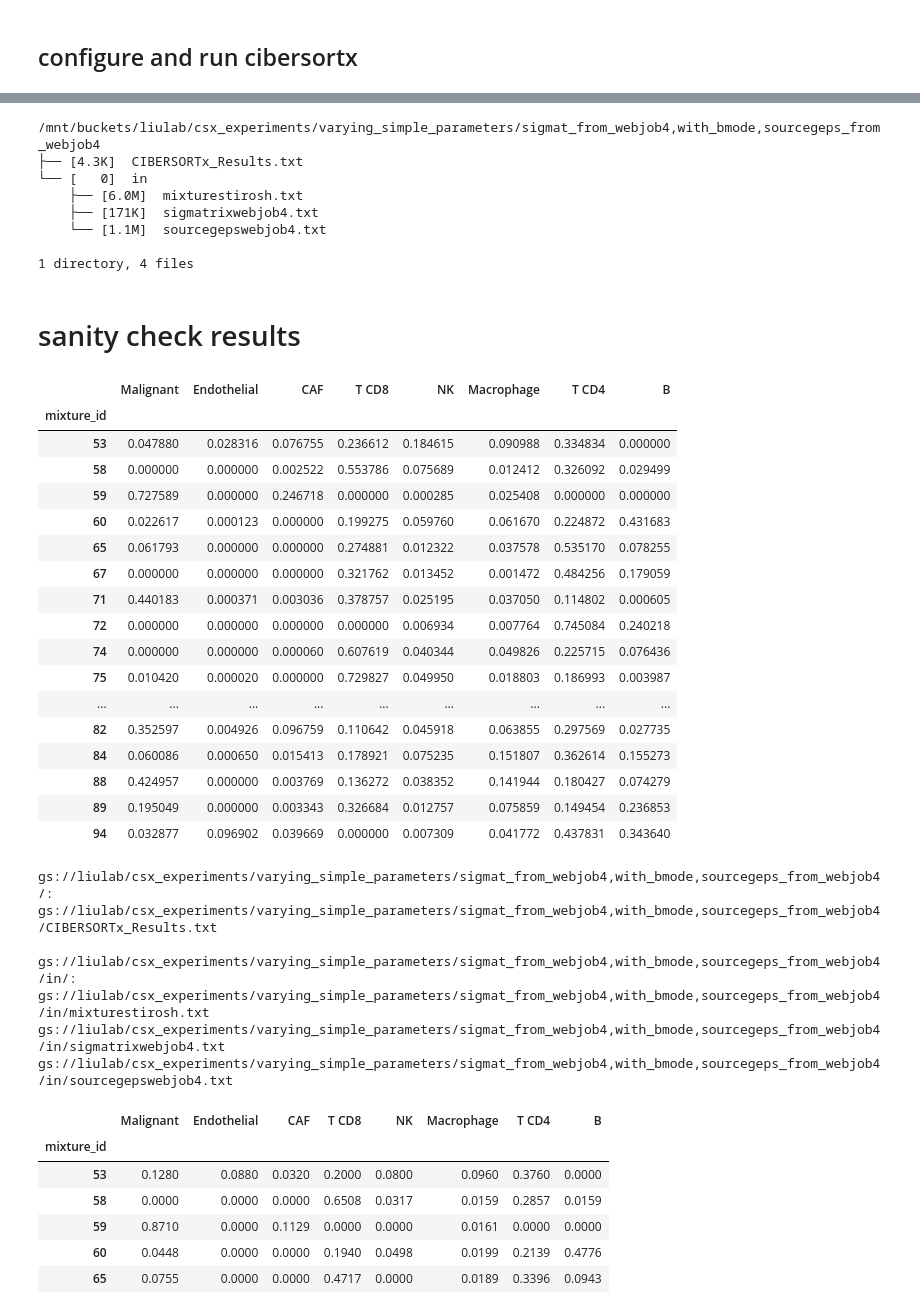
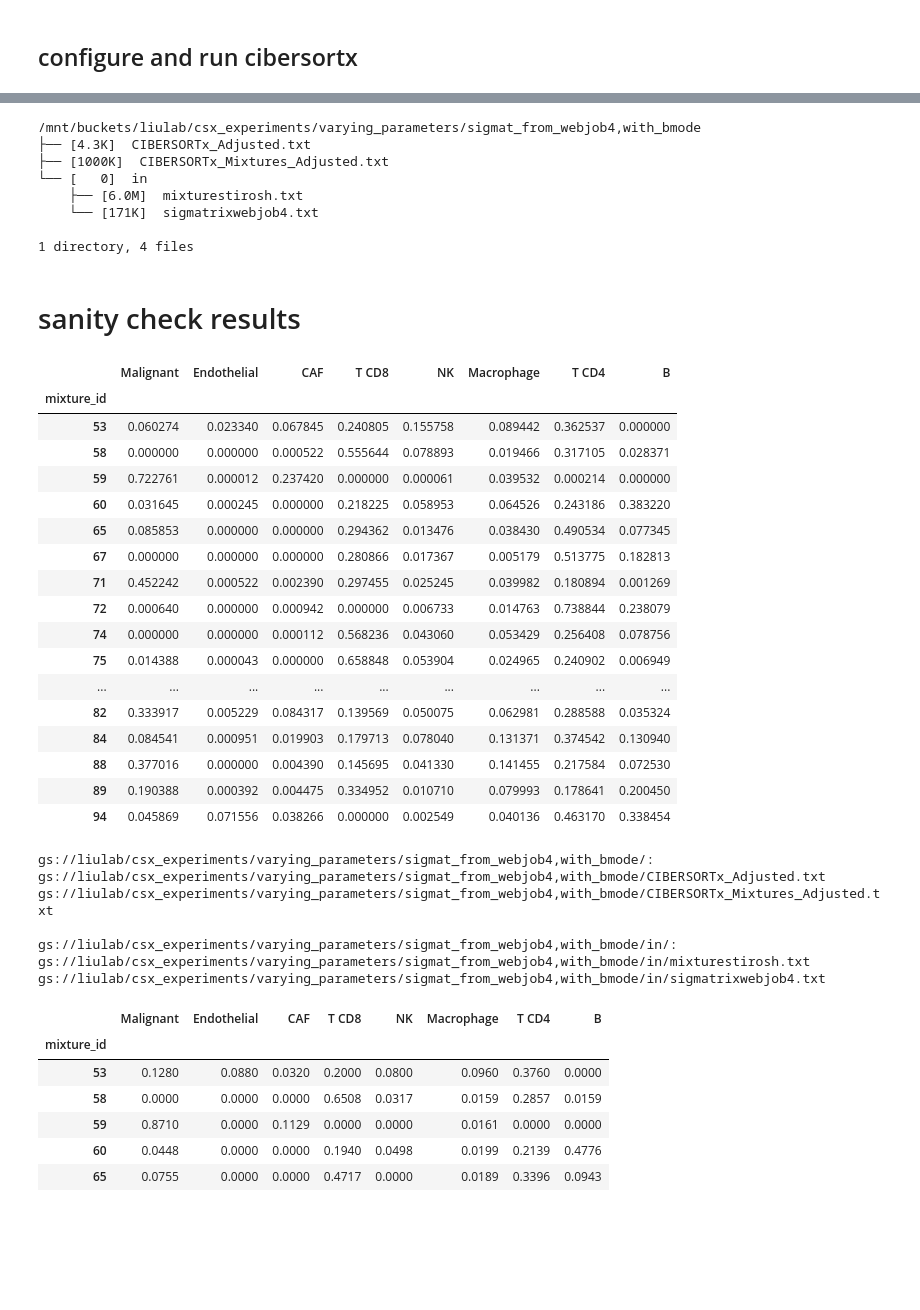
Before and after one commit to davidliu-lab/deconv, a Jupyter notebook: experiments/1 - run csx varying simple parameters and data produced by the web app.ipynb, the cells around one changed output, grey strips where cells are left out. Cells and saved outputs as stored; diff of their text form; code cells hidden in the pictures; blank space fills up the shorter version.

```diff
--- a/experiments/1 - run csx varying simple parameters and data produced by the web app.ipynb
+++ b/experiments/1 - run csx varying simple parameters and data produced by the web app.ipynb
@@ -7,24 +7,21 @@ import pandas as pd
 
 from cell_type_naming import nice_to_weirds, weird_to_nice
 # %%
-# experiment_name = "defaults"
-# experiment_name = "with_bmode"
+# experiment_name = "defaults"  # SINGLE_CELL = TRUE, because this starts from sc data
+# experiment_name = "with_bmode"  # SINGLE_CELL = TRUE
+# experiment_name = "refsample_from_defaults"
+# experiment_name = "refsample_from_defaults,single_cell_true"
+# experiment_name = "refsample_from_defaults,with_bmode"
 # experiment_name = "refsample_from_webjob4"
-# experiment_name = "refsample_from_webjob4,with_bmode"  # works only with SINGLE_CELL = FALSE
-# experiment_name = "refsample_from_webjob4,with_sourcegeps"
-# experiment_name = "refsample_from_defaults"
-# experiment_name = "refsample_from_defaults,with_bmode"  # works only with SINGLE_CELL = FALSE
+# experiment_name = "refsample_from_webjob4,with_bmode"
 # experiment_name = "sigmat_from_defaults"
+# experiment_name = "sigmat_from_defaults,single_cell_true"
 # experiment_name = "sigmat_from_defaults,with_bmode"
-# experiment_name = "sigmat_from__refsample_from_defaults,with_bmode"
-# experiment_name = "sigmat_from_defaults,with_bmode,sourcegeps_from_defaults,sourcegeps_in_main_dir"
+# experiment_name = "sigmat_from__refsample_from_defaults"
 # experiment_name = "sigmat_from_webjob4"
-# experiment_name = "sigmat_from_webjob4,with_bmode"
-# experiment_name = "sigmat_from_webjob4,with_bmode,sourcegeps_from_webjob4"  # batchco fails, can't read sourceGEPs. SINGLE_CELL = FALSE doesn't help.
-# experiment_name = "sigmat_from_webjob4,with_bmode,sourcegeps_from_webjob4,sourcegeps_in_main_dir"  # batchco fails, can't read sourceGEPs
+experiment_name = "sigmat_from_webjob4,with_bmode"
 
-
-experiment_uri = os.path.join("gs://liulab/csx_experiments/varying_simple_parameters", experiment_name)
+experiment_uri = os.path.join("gs://liulab/csx_experiments/varying_parameters", experiment_name)
 
 print(experiment_name)
 print(experiment_uri)
@@ -145,12 +144,12 @@ Operation completed over 1 objects/170.9 KiB.
 # %%
 !tree -h {experiment_uri.replace("gs://", "/mnt/buckets/")}
 # %% [output]
-/mnt/buckets/liulab/csx_experiments/varying_simple_parameters/sigmat_from_webjob4,with_bmode,sourcegeps_from_webjob4
-├── [4.3K]  CIBERSORTx_Results.txt
+/mnt/buckets/liulab/csx_experiments/varying_parameters/sigmat_from_webjob4,with_bmode
+├── [4.3K]  CIBERSORTx_Adjusted.txt
+├── [1000K]  CIBERSORTx_Mixtures_Adjusted.txt
 └── [   0]  in
     ├── [6.0M]  mixturestirosh.txt
-    ├── [171K]  sigmatrixwebjob4.txt
-    └── [1.1M]  sourcegepswebjob4.txt
+    └── [171K]  sigmatrixwebjob4.txt
 
 1 directory, 4 files
 # %% [markdown]
@@ -158,43 +157,43 @@ Operation completed over 1 objects/170.9 KiB.
 # %%
 fractions_csx = pd.read_csv(
     os.path.join(experiment_uri,
-                 "CIBERSORTx_Results.txt"
-#                  "CIBERSORTx_Adjusted.txt"
+#                  "CIBERSORTx_Results.txt"
+                 "CIBERSORTx_Adjusted.txt"
                 ),
     sep="\t",
     index_col=0
 ).rename_axis(index="mixture_id").rename(columns=weird_to_nice).iloc[:, :-3]
 
 fractions_csx
 # %% [output]
 |  | Malignant | Endothelial | CAF | T CD8 | NK | Macrophage | T CD4 | B |
 | mixture_id |  |  |  |  |  |  |  |  |
-| 53 | 0.047880 | 0.028316 | 0.076755 | 0.236612 | 0.184615 | 0.090988 | 0.334834 | 0.000000 |
-| 58 | 0.000000 | 0.000000 | 0.002522 | 0.553786 | 0.075689 | 0.012412 | 0.326092 | 0.029499 |
-| 59 | 0.727589 | 0.000000 | 0.246718 | 0.000000 | 0.000285 | 0.025408 | 0.000000 | 0.000000 |
-| 60 | 0.022617 | 0.000123 | 0.000000 | 0.199275 | 0.059760 | 0.061670 | 0.224872 | 0.431683 |
-| 65 | 0.061793 | 0.000000 | 0.000000 | 0.274881 | 0.012322 | 0.037578 | 0.535170 | 0.078255 |
-| 67 | 0.000000 | 0.000000 | 0.000000 | 0.321762 | 0.013452 | 0.001472 | 0.484256 | 0.179059 |
-| 71 | 0.440183 | 0.000371 | 0.003036 | 0.378757 | 0.025195 | 0.037050 | 0.114802 | 0.000605 |
-| 72 | 0.000000 | 0.000000 | 0.000000 | 0.000000 | 0.006934 | 0.007764 | 0.745084 | 0.240218 |
-| 74 | 0.000000 | 0.000000 | 0.000060 | 0.607619 | 0.040344 | 0.049826 | 0.225715 | 0.076436 |
-| 75 | 0.010420 | 0.000020 | 0.000000 | 0.729827 | 0.049950 | 0.018803 | 0.186993 | 0.003987 |
+| 53 | 0.060274 | 0.023340 | 0.067845 | 0.240805 | 0.155758 | 0.089442 | 0.362537 | 0.000000 |
+| 58 | 0.000000 | 0.000000 | 0.000522 | 0.555644 | 0.078893 | 0.019466 | 0.317105 | 0.028371 |
+| 59 | 0.722761 | 0.000012 | 0.237420 | 0.000000 | 0.000061 | 0.039532 | 0.000214 | 0.000000 |
+| 60 | 0.031645 | 0.000245 | 0.000000 | 0.218225 | 0.058953 | 0.064526 | 0.243186 | 0.383220 |
+| 65 | 0.085853 | 0.000000 | 0.000000 | 0.294362 | 0.013476 | 0.038430 | 0.490534 | 0.077345 |
+| 67 | 0.000000 | 0.000000 | 0.000000 | 0.280866 | 0.017367 | 0.005179 | 0.513775 | 0.182813 |
+| 71 | 0.452242 | 0.000522 | 0.002390 | 0.297455 | 0.025245 | 0.039982 | 0.180894 | 0.001269 |
+| 72 | 0.000640 | 0.000000 | 0.000942 | 0.000000 | 0.006733 | 0.014763 | 0.738844 | 0.238079 |
+| 74 | 0.000000 | 0.000000 | 0.000112 | 0.568236 | 0.043060 | 0.053429 | 0.256408 | 0.078756 |
+| 75 | 0.014388 | 0.000043 | 0.000000 | 0.658848 | 0.053904 | 0.024965 | 0.240902 | 0.006949 |
 | ... | ... | ... | ... | ... | ... | ... | ... | ... |
-| 82 | 0.352597 | 0.004926 | 0.096759 | 0.110642 | 0.045918 | 0.063855 | 0.297569 | 0.027735 |
-| 84 | 0.060086 | 0.000650 | 0.015413 | 0.178921 | 0.075235 | 0.151807 | 0.362614 | 0.155273 |
-| 88 | 0.424957 | 0.000000 | 0.003769 | 0.136272 | 0.038352 | 0.141944 | 0.180427 | 0.074279 |
-| 89 | 0.195049 | 0.000000 | 0.003343 | 0.326684 | 0.012757 | 0.075859 | 0.149454 | 0.236853 |
-| 94 | 0.032877 | 0.096902 | 0.039669 | 0.000000 | 0.007309 | 0.041772 | 0.437831 | 0.343640 |
+| 82 | 0.333917 | 0.005229 | 0.084317 | 0.139569 | 0.050075 | 0.062981 | 0.288588 | 0.035324 |
+| 84 | 0.084541 | 0.000951 | 0.019903 | 0.179713 | 0.078040 | 0.131371 | 0.374542 | 0.130940 |
+| 88 | 0.377016 | 0.000000 | 0.004390 | 0.145695 | 0.041330 | 0.141455 | 0.217584 | 0.072530 |
+| 89 | 0.190388 | 0.000392 | 0.004475 | 0.334952 | 0.010710 | 0.079993 | 0.178641 | 0.200450 |
+| 94 | 0.045869 | 0.071556 | 0.038266 | 0.000000 | 0.002549 | 0.040136 | 0.463170 | 0.338454 |
 # %%
 !gsutil ls -R {experiment_uri}
 # %% [output]
-gs://liulab/csx_experiments/varying_simple_parameters/sigmat_from_webjob4,with_bmode,sourcegeps_from_webjob4/:
-gs://liulab/csx_experiments/varying_simple_parameters/sigmat_from_webjob4,with_bmode,sourcegeps_from_webjob4/CIBERSORTx_Results.txt
+gs://liulab/csx_experiments/varying_parameters/sigmat_from_webjob4,with_bmode/:
+gs://liulab/csx_experiments/varying_parameters/sigmat_from_webjob4,with_bmode/CIBERSORTx_Adjusted.txt
+gs://liulab/csx_experiments/varying_parameters/sigmat_from_webjob4,with_bmode/CIBERSORTx_Mixtures_Adjusted.txt
 
-gs://liulab/csx_experiments/varying_simple_parameters/sigmat_from_webjob4,with_bmode,sourcegeps_from_webjob4/in/:
-gs://liulab/csx_experiments/varying_simple_parameters/sigmat_from_webjob4,with_bmode,sourcegeps_from_webjob4/in/mixturestirosh.txt
-gs://liulab/csx_experiments/varying_simple_parameters/sigmat_from_webjob4,with_bmode,sourcegeps_from_webjob4/in/sigmatrixwebjob4.txt
-gs://liulab/csx_experiments/varying_simple_parameters/sigmat_from_webjob4,with_bmode,sourcegeps_from_webjob4/in/sourcegepswebjob4.txt
+gs://liulab/csx_experiments/varying_parameters/sigmat_from_webjob4,with_bmode/in/:
+gs://liulab/csx_experiments/varying_parameters/sigmat_from_webjob4,with_bmode/in/mixturestirosh.txt
+gs://liulab/csx_experiments/varying_parameters/sigmat_from_webjob4,with_bmode/in/sigmatrixwebjob4.txt
 # %%
 fractions_truth = pd.read_csv(
     "gs://liulab/csx_example_files/groundtruth_Melanoma_Tirosh_et_al_SuppFig3b-d.txt",
```
Also changed, not shown: parts of 4 cells of this notebook, 1 other file.
